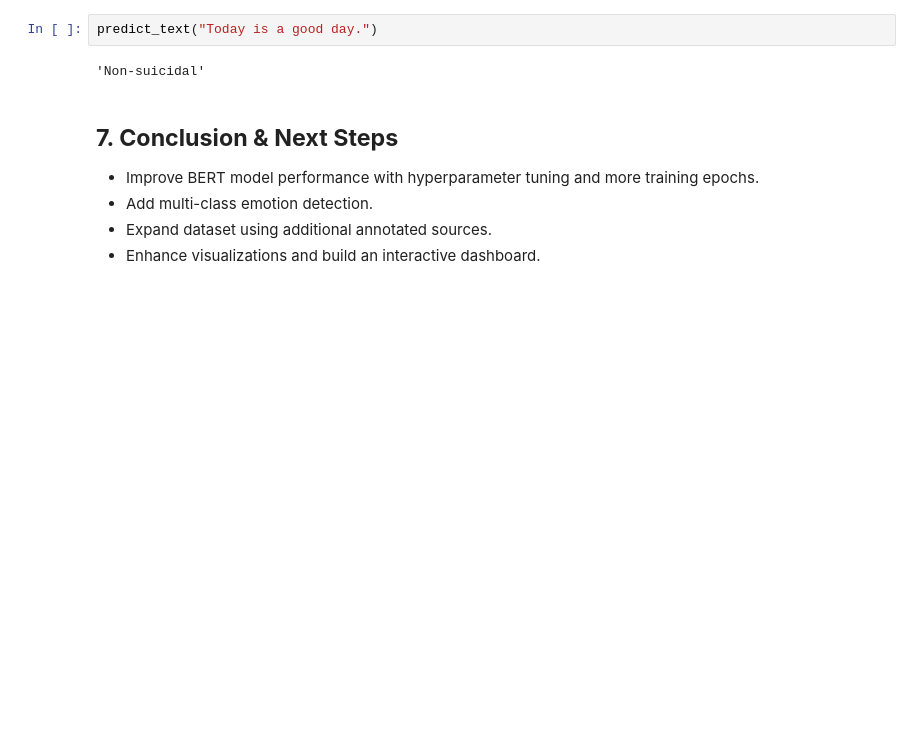
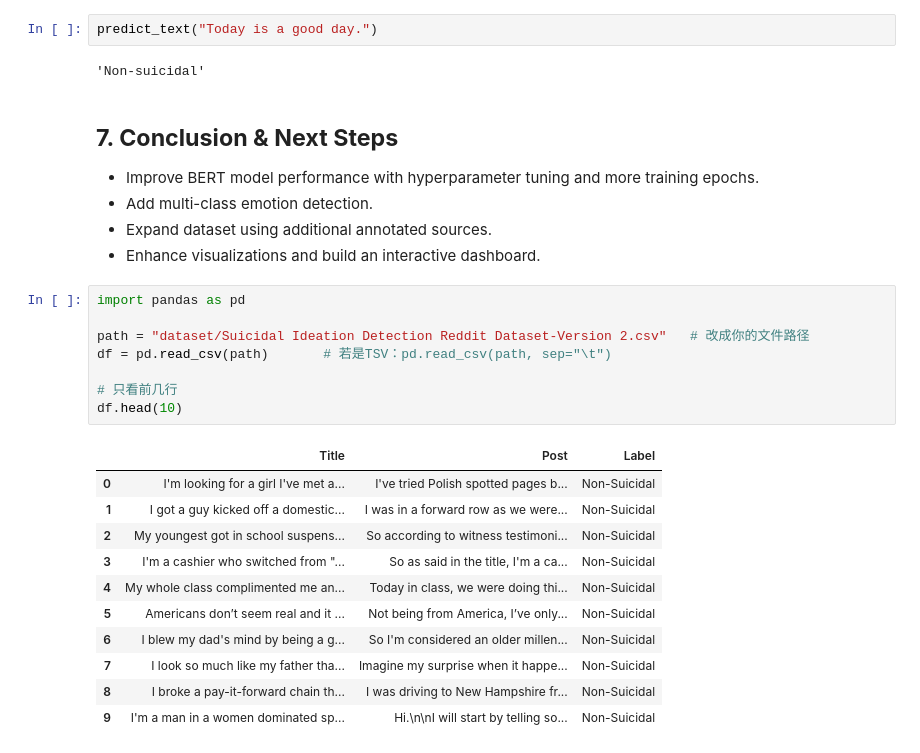
Before and after one commit to SparkFan626/gsoc2025-ai4mh, a Jupyter notebook: midterm_report.ipynb, the cells around one changed output. Saved outputs shown, nothing was run; the diff lists cells and outputs as text; blank space fills up the shorter version.

```diff
--- a/midterm_report.ipynb
+++ b/midterm_report.ipynb
@@ -105,3 +105,23 @@ predict_text("Today is a good day.")
 - Add multi-class emotion detection.
 - Expand dataset using additional annotated sources.
 - Enhance visualizations and build an interactive dashboard.
+# %%
+import pandas as pd
+
+path = "dataset/Suicidal Ideation Detection Reddit Dataset-Version 2.csv"   # 改成你的文件路径
+df = pd.read_csv(path)       # 若是TSV：pd.read_csv(path, sep="\t")
+
+# 只看前几行
+df.head(10)
+# %% [output]
+|  | Title | Post | Label |
+| 0 | I'm looking for a girl I've met a... | I've tried Polish spotted pages b... | Non-Suicidal |
+| 1 | I got a guy kicked off a domestic... | I was in a forward row as we were... | Non-Suicidal |
+| 2 | My youngest got in school suspens... | So according to witness testimoni... | Non-Suicidal |
+| 3 | I'm a cashier who switched from "... | So as said in the title, I'm a ca... | Non-Suicidal |
+| 4 | My whole class complimented me an... | Today in class, we were doing thi... | Non-Suicidal |
+| 5 | Americans don’t seem real and it ... | Not being from America, I’ve only... | Non-Suicidal |
+| 6 | I blew my dad's mind by being a g... | So I'm considered an older millen... | Non-Suicidal |
+| 7 | I look so much like my father tha... | Imagine my surprise when it happe... | Non-Suicidal |
+| 8 | I broke a pay-it-forward chain th... | I was driving to New Hampshire fr... | Non-Suicidal |
+| 9 | I'm a man in a women dominated sp... | Hi.\n\nI will start by telling so... | Non-Suicidal |
```
Also changed, not shown: parts of 6 cells of this notebook, 34 other files.
